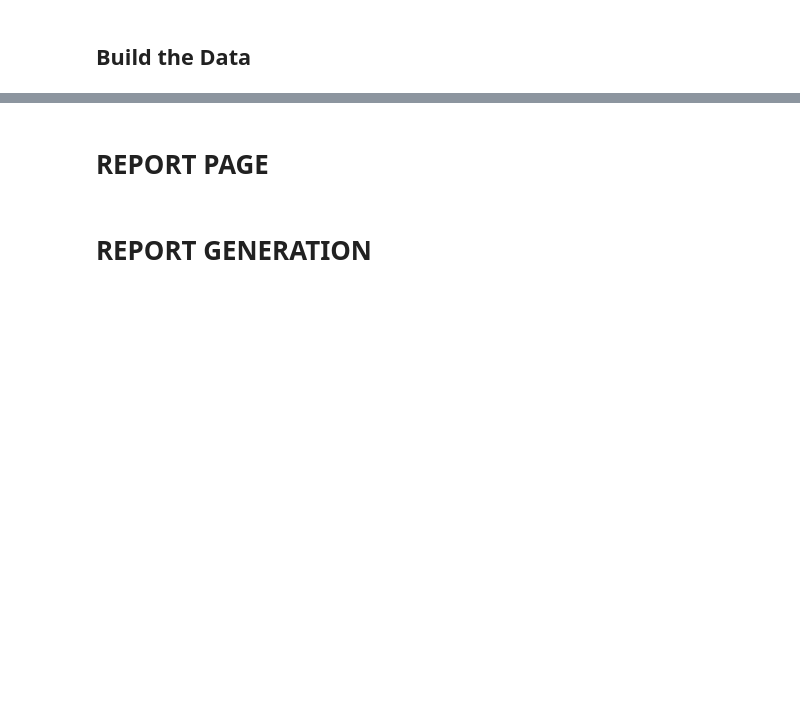
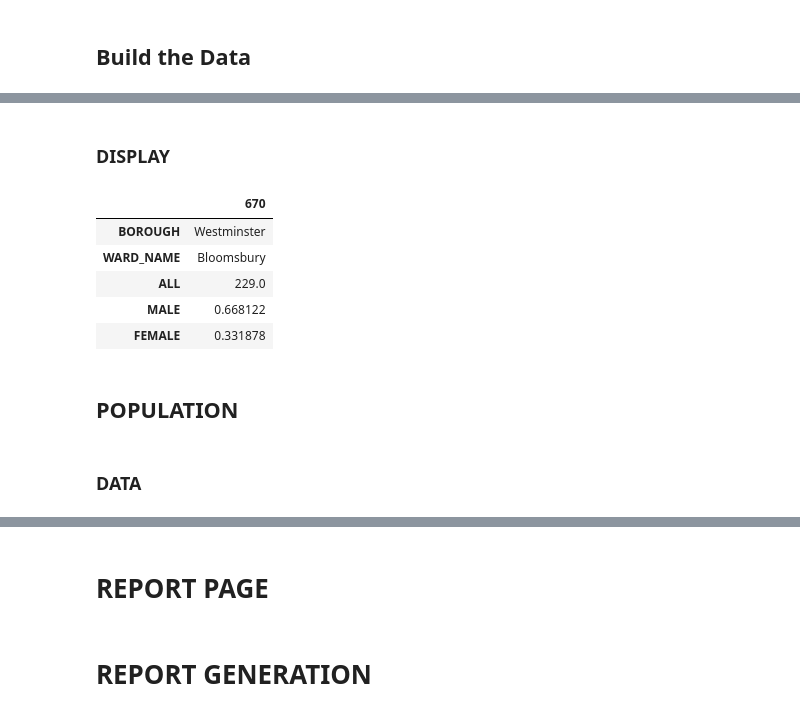
Before and after one commit to neal-bamford/sd-map-streamlit, a Jupyter notebook: SD_Map_02_Population.ipynb, the cells around one changed output, grey strips where cells are left out. Drawn from its saved outputs; the diff is of its cells as text; code cells hidden in the pictures; blank space fills up the shorter version.

```diff
--- a/SD_Map_02_Population.ipynb
+++ b/SD_Map_02_Population.ipynb
@@ -43,21 +118,2 @@ db_conn = db_tools.get_db_conn(database_props)
 # %% [markdown]
 ## Build the Data
-# %%
-year_from = 2011
-year_to   = 2021
-city      = "London"
-
-borough   = "Islington"
-ward_name = "Holloway"
-
-## 27% Black African Carribean at Borough Level
-borough   = "Lewisham"
-ward_name = "Bellingham"
-
-search_term = {"year_from":year_from,
-               "year_to":year_to,
-               "borough":borough,
-               "ward_name":ward_name}
-
-
-population_by_borough_ward_year_df = dao_fac.population_year(db_conn, search_term)
@@ -101,3 +139,22 @@ q = pph_population_by_borough_ward_year_df["DENSITY_PPH"].quantile(.99)
+# %% [markdown]
+### DISPLAY
+# %%
+gender_population_by_borough_ward_year_filtered = pct_population_by_borough_ward_year_df.loc[(population_by_borough_ward_year_df["BOROUGH"]==borough)
+                                                                                    & (population_by_borough_ward_year_df["WARD_NAME"]==ward_name)]
+
+gender_population_by_borough_ward_year_filtered = gender_population_by_borough_ward_year_filtered.drop(["YEAR","STUDENT"], axis=1)
+gender_population_by_borough_ward_year_filtered.T
+# %% [output]
+|  | 670 |
+| BOROUGH | Westminster |
+| WARD_NAME | Bloomsbury |
+| ALL | 229.0 |
+| MALE | 0.668122 |
+| FEMALE | 0.331878 |
+# %% [markdown]
+## POPULATION
+# %% [markdown]
+### DATA
 # %%
 ### There seem to be some extreme values in the ward level pph
 ### These will be removed when binning and if the value falls into that
```
Also changed, not shown: parts of 55 cells of this notebook, 7 other files.
